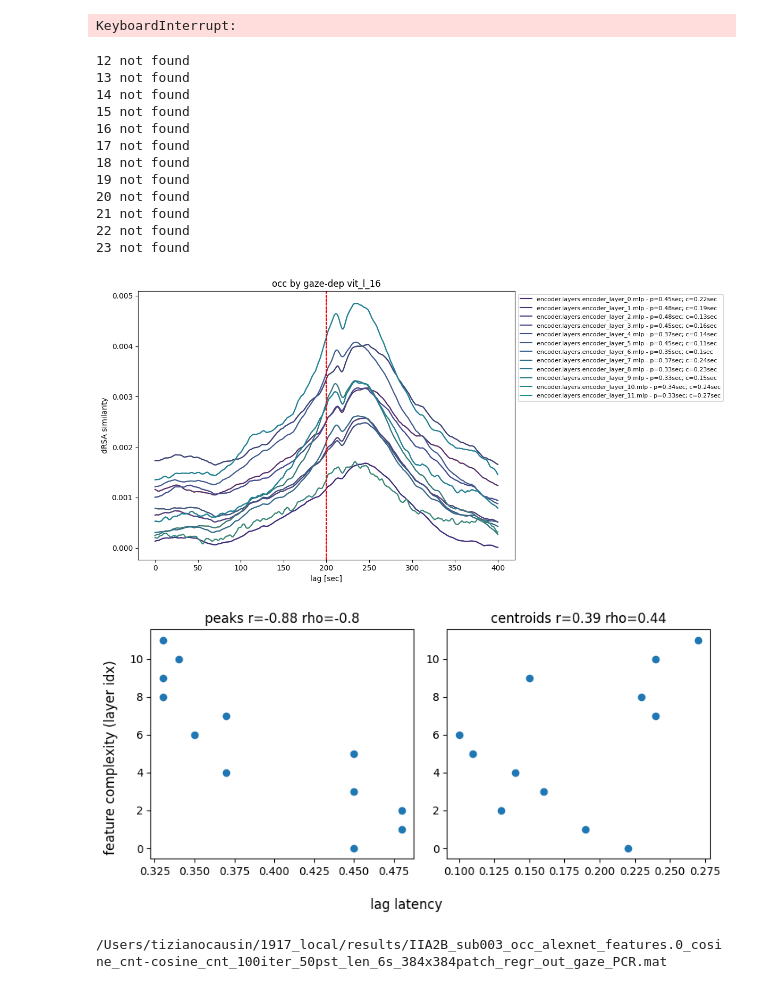
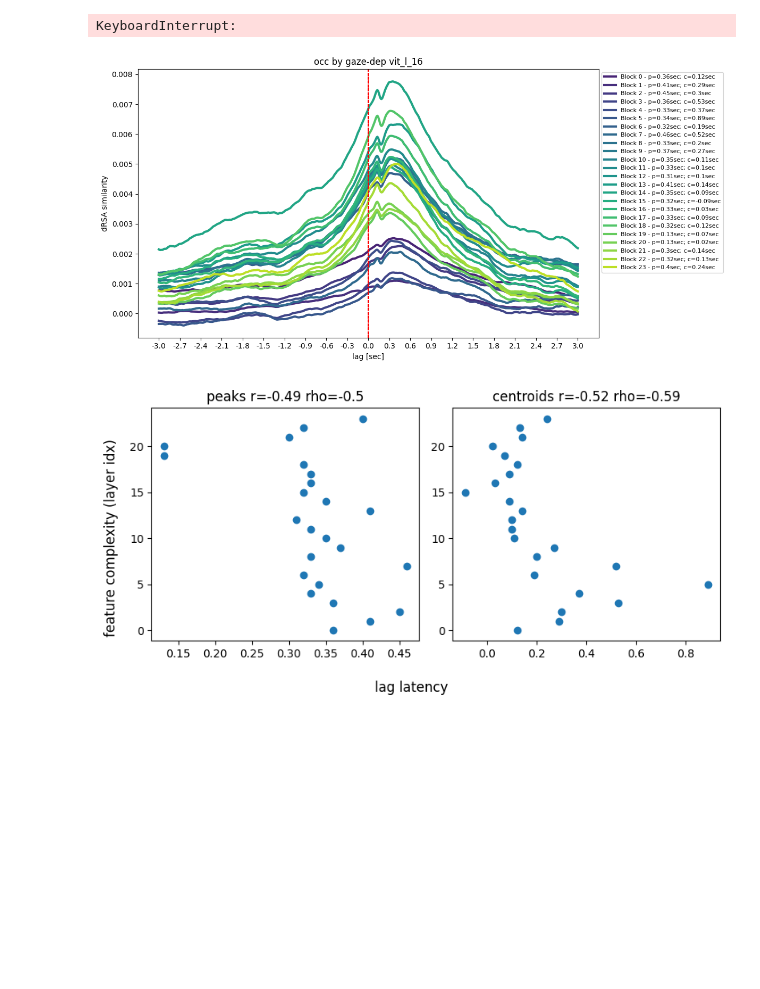
Before and after one commit to TizianoCausin01/project1917-26, a Jupyter notebook: python_scripts/scripts/dRSA_pipeline_dev.ipynb, the cells around one changed output. Saved outputs shown, nothing was run; the diff lists cells and outputs as text; code cells hidden in the pictures; blank space fills up the shorter version.

Commit message:
Developed scripts to visualize dRSA and II results

```diff
--- a/python_scripts/scripts/dRSA_pipeline_dev.ipynb
+++ b/python_scripts/scripts/dRSA_pipeline_dev.ipynb
@@ -173,60 +173,53 @@ import numpy as np
 from useful_stuff.general_utils.plots import truncate_colormap
 from useful_stuff.image_processing.computational_models import get_relevant_output_layers
 layers = get_relevant_output_layers(cfg.model_name)
-tick_step = 40
+tick_step = 30
+lagplots = []
 # --- choose colormap ---
 cmap = truncate_colormap(plt.cm.viridis)  # or "plasma", "coolwarm", etc.
 colors = cmap(np.linspace(0, 1, 24))
 peaks = []
 centroids = []
-max_lag = 200
+max_lag = 300
+ticks = np.arange(-max_lag, max_lag + 1, tick_step)
+ticks_labels = np.round(ticks / cfg.neu_fs, 2)
+ticks += max_lag
 plt.figure(figsize=(12, 6))
 for i in range(0,24):
     try:
-        m = loadmat(f"/Users/tizianocausin/1917_local/results/RSA_sub003_occ_rep1_vit_l_16_blocks.{i}.mlp.fc2_correlation-correlation_1000iter_100pst_len_6s_384x384patch_regr_out_gaze_PCR.mat")
+        # m = loadmat(f"/Users/tizianocausin/1917_local/results/RSA_sub003_occ_rep1_vit_l_16_blocks.{i}.mlp.fc2_correlation-correlation_1000iter_100pst_len_6s_384x384patch_regr_out_gaze_PCR.mat")
+        m = loadmat(f"/Users/tizianocausin/1917_local/results/RSA_sub003_occ_rep1_dino_v3_l_layer.{i}.mlp.down_proj_correlation-correlation_1000iter_100pst_len_6s_384x384patch_regr_out_gaze_PCR.mat")
         lagplot = get_lagplot(m["RSA"], max_lag)
         plt.plot(lagplot)
         lagplots.append(lagplot)
         # --- compute peak ---
         peak_idx = np.argmax(lagplot)
         lags = np.arange(-max_lag, max_lag + 1)
 
         weights = lagplot.copy()
         weights[weights < 0] = 0  # optional but recommended
 
         centroid = np.sum(lags * weights) / np.sum(weights)
         centroid_lag = np.round(centroid / cfg.neu_fs, 2)
         peak_val = lagplot[peak_idx]
         peak_lag = (peak_idx - max_lag) / cfg.neu_fs  # convert to seconds
         peaks.append(peak_lag)
         centroids.append(centroid_lag)
-        plt.plot(lagplot, label=f"{layers[i]} - p={peak_lag}sec; c={centroid_lag}sec", color=colors[i])
+        plt.plot(lagplot, linewidth=3, label=f"Block {i} - p={peak_lag}sec; c={centroid_lag}sec", color=colors[i])
         plt.ylabel("dRSA similarity")
         plt.xlabel("lag [sec]")
-        # plt.xticks(ticks, ticks_labels)
+        plt.xticks(ticks, ticks_labels)
         plt.axvline(max_lag, color="r", linestyle="--", linewidth=1)
 
 
     except FileNotFoundError:
         print(f"{i} not found")
         pass
 plt.title(f"{cfg.sensors_group} by gaze-dep {cfg.model_name}")#{cfg.sensors_group} sensors - regr out")
 plt.legend(fontsize=8, loc='upper left', bbox_to_anchor=(1, 1))
 plt.tight_layout()
 # %% [output]
-12 not found
-13 not found
-14 not found
-15 not found
-16 not found
-17 not found
-18 not found
-19 not found
-20 not found
-21 not found
-22 not found
-23 not found
-[figure, old version]
+[figure, new version]
 # %%
 from useful_stuff.general_utils.utils import spearman
 max_lag = 200
@@ -244,10 +237,4 @@ fig.supxlabel("lag latency")
 fig.supylabel("feature complexity (layer idx)")
 fig.tight_layout()
 # %% [output]
-[figure, old version]
+[figure, new version]
-# %%
-full_model_name = "alexnet_features.0"
-p = save_lagged_comparisons(paths, cfg.analysis_type+"A2B", cfg.sub_num, cfg.sensors_group, full_model_name, cfg.iterations_n, cfg.pseudotrial_len, cfg.neu_fs, signal_metric=cfg.signal_metric, model_metric=cfg.signal_metric, pseudotrials_n= cfg.pseudotrials_n, sq_side=cfg.sq_side, regress_out_gaze=cfg.regress_out_gaze)
-print(p)
-# %% [output]
-/Users/tizianocausin/1917_local/results/IIA2B_sub003_occ_alexnet_features.0_cosine_cnt-cosine_cnt_100iter_50pst_len_6s_384x384patch_regr_out_gaze_PCR.mat
```
Also changed, not shown: parts of 7 cells of this notebook, 2 other files.
